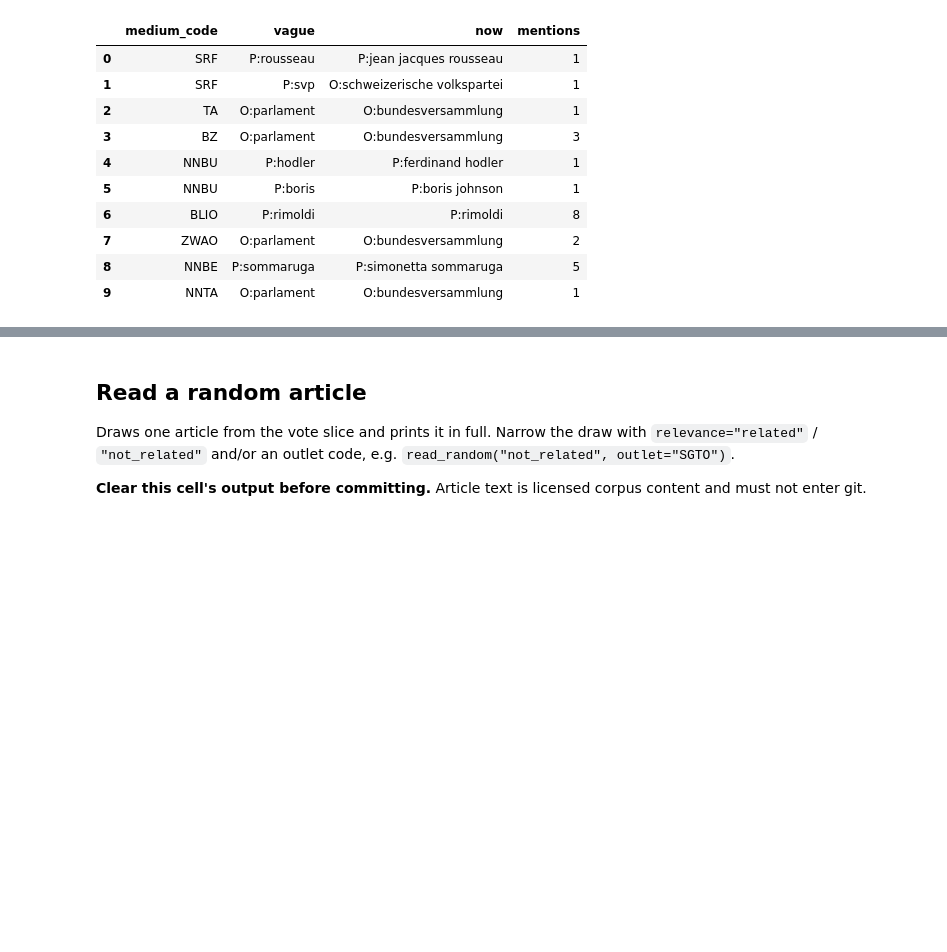
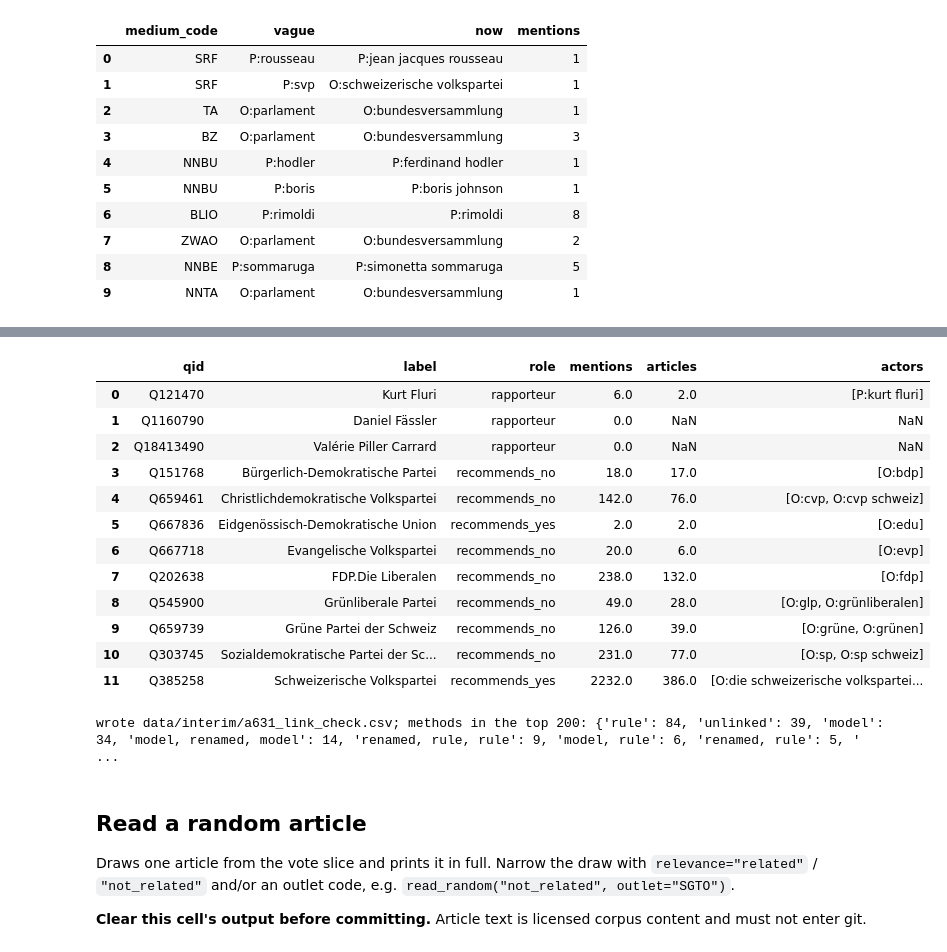
Before and after one commit to RasanYo/political-graph-rag, a Jupyter notebook: notebooks/02_explore_ner_de.ipynb, the cells around one changed output, grey strips where cells are left out. Saved outputs shown, nothing was run; the diff lists cells and outputs as text; code cells hidden in the pictures; blank space fills up the shorter version.

```diff
--- a/notebooks/02_explore_ner_de.ipynb
+++ b/notebooks/02_explore_ner_de.ipynb
@@ -1677,0 +1691,11 @@ links.sort_values("mentions", ascending=False)[["actor", "mentions", "method", "
+# %%
+resolved = await resolve_vague(actor_mentions, texts, link_cache,
+                              anthropic.AsyncAnthropic(), asyncio.Semaphore(CONCURRENCY))
+links = await link_actors(resolved, texts, wd, link_cache,
+                          anthropic.AsyncAnthropic(), asyncio.Semaphore(CONCURRENCY))
+links["mentions"] = links["actor"].map(resolved["actor"].value_counts())
+
+print(f"vague mentions re-keyed in their article: {resolved['resolved_from'].notna().sum()} of {vague.sum()}")
+(links.groupby("method").agg(actors=("actor", "size"), mentions=("mentions", "sum"))
+ .assign(share=lambda t: (100 * t["mentions"] / t["mentions"].sum()).round(1))
+ .sort_values("mentions", ascending=False))
@@ -1677,0 +1721,23 @@ links.sort_values("mentions", ascending=False)[["actor", "mentions", "method", "
+# %%
+# Actors that got the same QID become one entity; an unlinked actor stays its own entity.
+linked = resolved.merge(links[["actor", "qid"]], on="actor", how="left")
+linked["entity"] = linked["qid"].fillna(linked["actor"])
+qid_info = links.dropna(subset=["qid"]).drop_duplicates("qid").set_index("qid")[["label", "description"]]
+
+entity_per_article = (linked.merge(related[["id", "medium_code"]], on="id")
+                      .groupby(["id", "medium_code", "entity"]).size().rename("mentions").reset_index())
+entities = (linked.groupby("entity")
+            .agg(mentions=("mention", "size"), articles=("id", "nunique"),
+                 actors=("actor", lambda a: sorted(set(a))), spellings=("mention", "nunique"))
+            .sort_values("mentions", ascending=False).reset_index())
+entities = entities.join(qid_info, on="entity")
+entities["label"] = entities["label"].fillna(entities["entity"].str[2:])
+entities["qid"] = entities["entity"].where(entities["entity"].str.match(r"Q\d+$"))
+
+# Every mention is counted once, per article and in total.
+assert entity_per_article["mentions"].sum() == len(linked) == entities["mentions"].sum()
+
+merged = entities[entities["actors"].str.len() > 1]
+print(f"{len(links):,} actors -> {len(entities):,} entities; {len(merged)} entities merge several actors")
+print(f"mentions under a QID: {100 * linked['qid'].notna().mean():.1f}%")
+merged.head(15)[["label", "qid", "mentions", "actors"]]
@@ -1678,3 +1763,35 @@ links.sort_values("mentions", ascending=False)[["actor", "mentions", "method", "
+# %%
+# The A-631 reference entities (party recommendations, rapporteurs): found, and how often?
+reference = (pd.read_parquet(cfg.DATA_OUT / "entities.parquet")
+             .query("event_id == @EVENT_ID and lang == 'de'")[["qid", "label", "role"]].drop_duplicates("qid"))
+reference.merge(entities[["qid", "mentions", "articles", "actors"]], on="qid", how="left").fillna({"mentions": 0})
+# %% [output]
+|  | qid | label | role | mentions | articles | actors |
+| 0 | Q121470 | Kurt Fluri | rapporteur | 6.0 | 2.0 | [P:kurt fluri] |
+| 1 | Q1160790 | Daniel Fässler | rapporteur | 0.0 | NaN | NaN |
+| 2 | Q18413490 | Valérie Piller Carrard | rapporteur | 0.0 | NaN | NaN |
+| 3 | Q151768 | Bürgerlich-Demokratische Partei | recommends_no | 18.0 | 17.0 | [O:bdp] |
+| 4 | Q659461 | Christlichdemokratische Volkspartei | recommends_no | 142.0 | 76.0 | [O:cvp, O:cvp schweiz] |
+| 5 | Q667836 | Eidgenössisch-Demokratische Union | recommends_yes | 2.0 | 2.0 | [O:edu] |
+| 6 | Q667718 | Evangelische Volkspartei | recommends_no | 20.0 | 6.0 | [O:evp] |
+| 7 | Q202638 | FDP.Die Liberalen | recommends_no | 238.0 | 132.0 | [O:fdp] |
+| 8 | Q545900 | Grünliberale Partei | recommends_no | 49.0 | 28.0 | [O:glp, O:grünliberalen] |
+| 9 | Q659739 | Grüne Partei der Schweiz | recommends_no | 126.0 | 39.0 | [O:grüne, O:grünen] |
+| 10 | Q303745 | Sozialdemokratische Partei der Sc... | recommends_no | 231.0 | 77.0 | [O:sp, O:sp schweiz] |
+| 11 | Q385258 | Schweizerische Volkspartei | recommends_yes | 2232.0 | 386.0 | [O:die schweizerische volkspartei... |
+# %%
+# Hand check of the 200 most mentioned entities: fill `correct` (y/n) and `note`.
+CHECK_FILE = INTERIM / "a631_link_check.csv"
+how = links.dropna(subset=["qid"]).groupby("qid")["method"].agg(lambda m: ", ".join(sorted(set(m))))
+top_spellings = linked.groupby("entity")["mention"].agg(lambda m: " | ".join(m.value_counts().index[:5]))
+check = entities.head(200).assign(method=lambda t: t["qid"].map(how).fillna("unlinked"),
+                                  top_spellings=lambda t: t["entity"].map(top_spellings),
+                                  correct="", note="")
+check[["entity", "label", "description", "method", "mentions", "articles", "top_spellings", "correct", "note"]] \
+    .to_csv(CHECK_FILE, index=False)
+print(f"wrote {CHECK_FILE.relative_to(cfg.REPO_ROOT)}; methods in the top 200:", check["method"].value_counts().to_dict())
+# %% [output]
+wrote data/interim/a631_link_check.csv; methods in the top 200: {'rule': 84, 'unlinked': 39, 'model': 34, 'model, renamed, model': 14, 'renamed, rule, rule': 9, 'model, rule': 6, 'renamed, rule': 5, ' ...
 # %% [markdown]
 ## Read a random article
 
```
Also changed, not shown: parts of 7 cells of this notebook.
